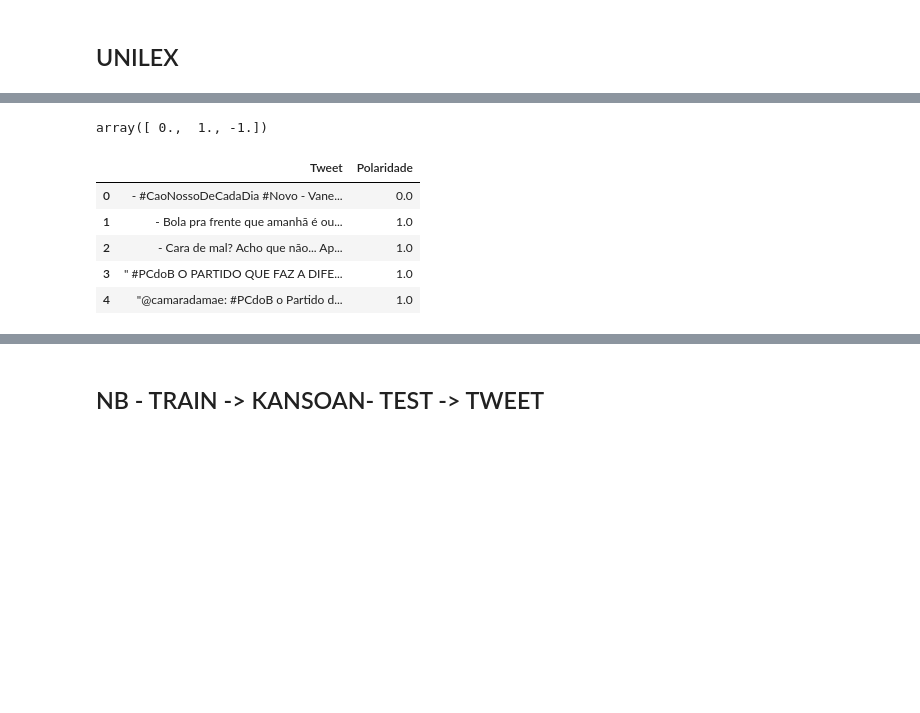
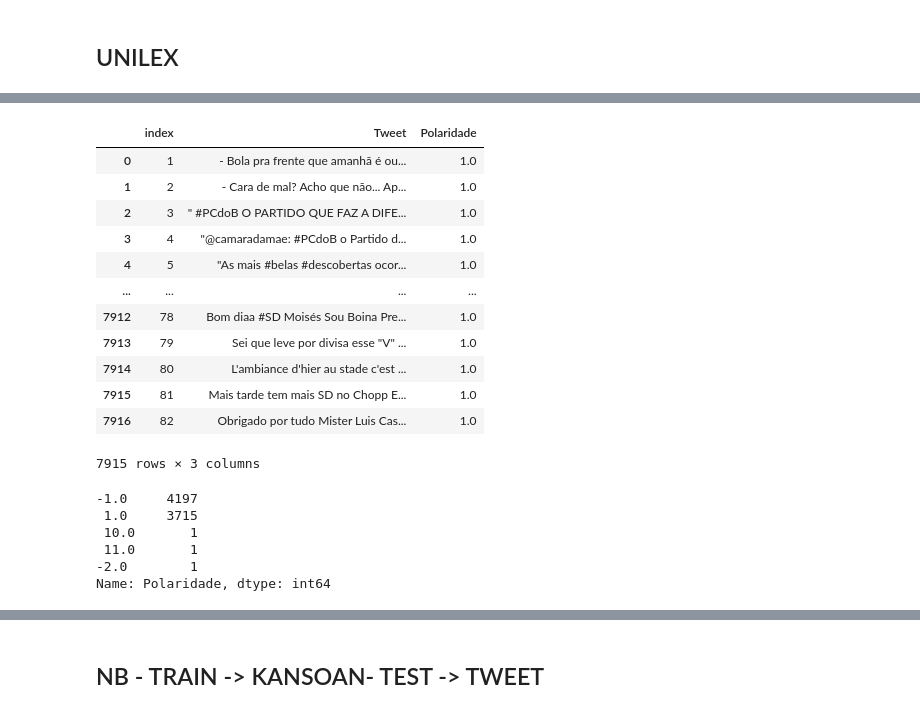
Before and after one commit to letisousa/SentimentAnalysisUpdates, a Jupyter notebook: TesteDatasets/TRAIN-KANSOAN.ipynb, the cells around one changed output, grey strips where cells are left out. Saved outputs shown, nothing was run; the diff lists cells and outputs as text; code cells hidden in the pictures; blank space fills up the shorter version.

```diff
--- a/TesteDatasets/TRAIN-KANSOAN.ipynb
+++ b/TesteDatasets/TRAIN-KANSOAN.ipynb
@@ -181,7 +183,7 @@ X_train_KANSOAN.shape
 # %% [markdown]
 ## UNILEX
 # %%
-df1 = pd.read_excel('./rotulação/TweetsPolitical01 OK OK.xlsx')
+df1_ = pd.read_excel('./rotulação/TweetsPolitical01 OK OK.xlsx')
 df2 = pd.read_excel('./rotulação/TweetsPolitical02 OK OK.xlsx')
 df3 = pd.read_excel('./rotulação/TweetsPolitical03 OK OK.xlsx')
 df4 = pd.read_excel('./rotulação/TweetsPolitical04 OK OK.xlsx')
@@ -196,8 +198,4 @@ df12 = pd.read_excel('./rotulação/TweetsPolitical12 OK OK.xlsx')
 df13 = pd.read_excel('./rotulação/TweetsPolitical13 OK OK.xlsx')
 df14 = pd.read_excel('./rotulação/TweetsPolitical14 OK OK.xlsx')
 df15 = pd.read_excel('./rotulação/TweetsPolitical15 OK OK.xlsx')
-
-lista = [df1,df2,df3,df4,df5,df6,df7,df8,df9,df10,df11,df12,df13,df14,df15]
-
-df_all = pd.concat(lista)
-df_all.shape
+lista = [df1_,df2,df3,df4,df5,df6,df7,df8,df9,df10,df11,df12,df13,df14,df15]
@@ -205,0 +208,2 @@ df_all.shape
+# %%
+df_all = df_all.reset_index()
@@ -206,19 +226,27 @@ df_all.shape
 # %%
 df_all = df_all.dropna()
-# %%
-df_all.drop(df_all[df_all['Polaridade'] == 11].index, inplace=True)
-df_all.drop(df_all[df_all['Polaridade'] == -2].index, inplace=True)
-df_all.drop(df_all[df_all['Polaridade'] == 10].index, inplace=True)
-
-df_all['Polaridade'].unique()
-# %% [output]
-array([ 0.,  1., -1.])
 # %%
-df_all.head()
+df_all
 # %% [output]
-|  | Tweet | Polaridade |
-| 0 | - #CaoNossoDeCadaDia #Novo - Vane... | 0.0 |
-| 1 | - Bola pra frente que amanhã é ou... | 1.0 |
-| 2 | - Cara de mal? Acho que não... Ap... | 1.0 |
-| 3 | " #PCdoB O PARTIDO QUE FAZ A DIFE... | 1.0 |
-| 4 | "@camaradamae: #PCdoB o Partido d... | 1.0 |
+|  | index | Tweet | Polaridade |
+| 0 | 1 | - Bola pra frente que amanhã é ou... | 1.0 |
+| 1 | 2 | - Cara de mal? Acho que não... Ap... | 1.0 |
+| 2 | 3 | " #PCdoB O PARTIDO QUE FAZ A DIFE... | 1.0 |
+| 3 | 4 | "@camaradamae: #PCdoB o Partido d... | 1.0 |
+| 4 | 5 | "As mais #belas #descobertas ocor... | 1.0 |
+| ... | ... | ... | ... |
+| 7912 | 78 | Bom diaa #SD Moisés Sou Boina Pre... | 1.0 |
+| 7913 | 79 | Sei que leve por divisa esse "V" ... | 1.0 |
+| 7914 | 80 | L'ambiance d'hier au stade c'est ... | 1.0 |
+| 7915 | 81 | Mais tarde tem mais SD no Chopp E... | 1.0 |
+| 7916 | 82 | Obrigado por tudo Mister Luis Cas... | 1.0 |
+7915 rows × 3 columns
+# %%
+df_all['Polaridade'].value_counts()
+# %% [output]
+-1.0     4197
+ 1.0     3715
+ 10.0       1
+ 11.0       1
+-2.0        1
+Name: Polaridade, dtype: int64
```
Also changed, not shown: parts of 53 cells of this notebook, 3 other files.
